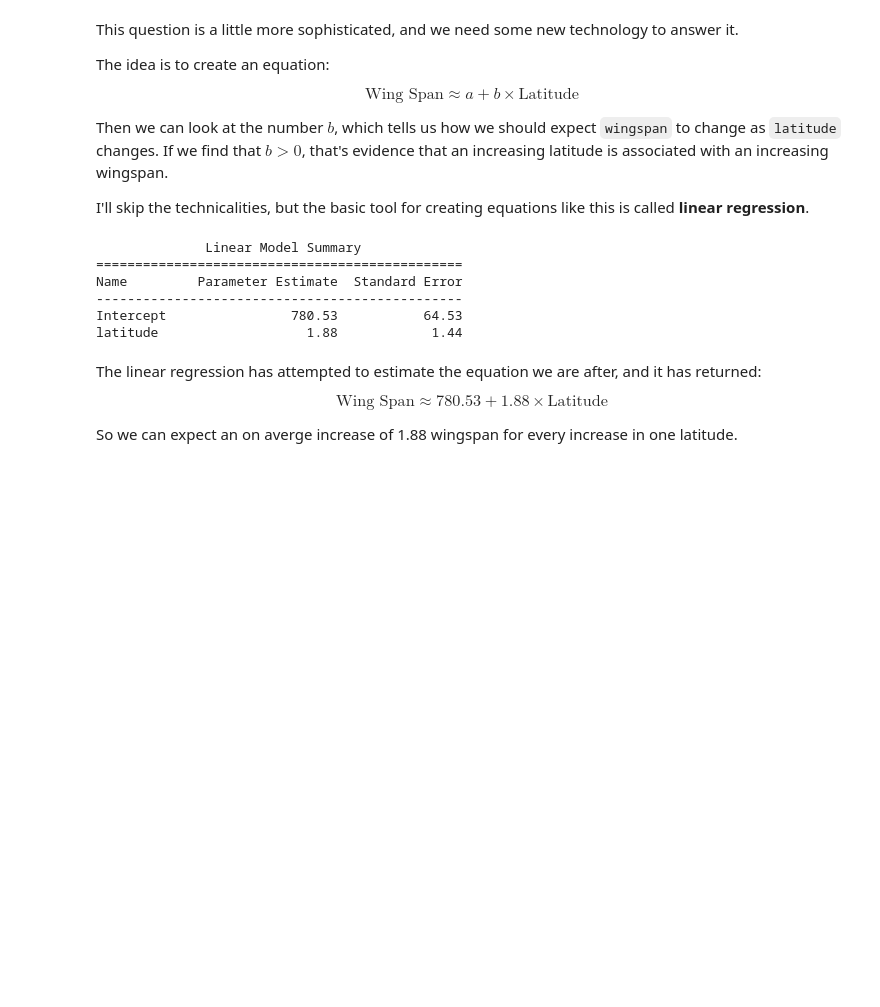
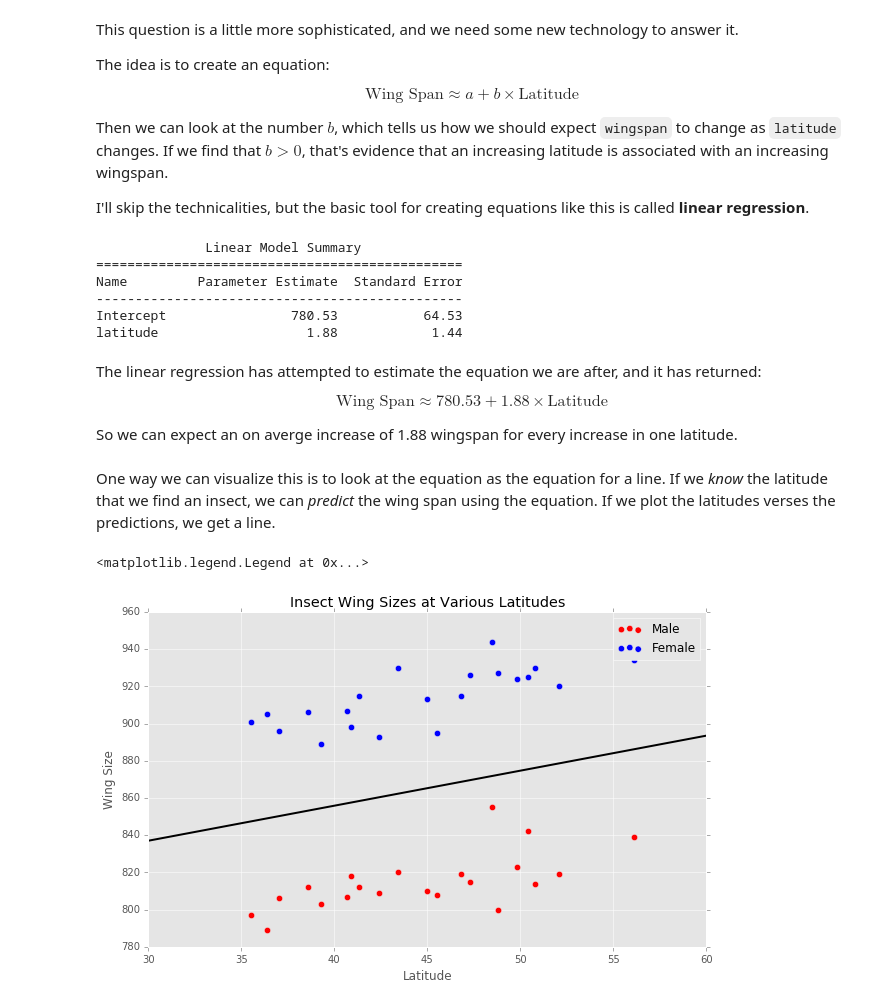
Before and after one commit to madrury-galvanize/learn-to-code-data-science, a Jupyter notebook: intro-to-data-science.ipynb, the cells around one changed output. Cells and saved outputs as stored; diff of their text form; code cells hidden in the pictures; blank space fills up the shorter version.

Commit message:
Finish adding sex predictor.

```diff
--- a/intro-to-data-science.ipynb
+++ b/intro-to-data-science.ipynb
@@ -186,8 +186,8 @@ Then we can look at the number $b$, which tells us how we should expect `wingspa
 I'll skip the technicalities, but the basic tool for creating equations like this is called **linear regression**.
 # %%
 linear_model = smf.ols(formula='wingsize ~ latitude', data=insects)
-insects_model_result = linear_model.fit()
-linear_model_summary(insects_model_result)
+insects_model = linear_model.fit()
+linear_model_summary(insects_model)
 # %% [output]
               Linear Model Summary
 ===============================================
@@ -201,3 +201,30 @@ The linear regression has attempted to estimate the equation we are after, and i
 $$ \text{Wing Span} \approx 780.53 + 1.88 \times \text{Latitude} $$
 
 So we can expect an on averge increase of 1.88 wingspan for every increase in one latitude.
+# %% [markdown]
+One way we can visualize this is to look at the equation as the equation for a line. If we *know* the latitude that we find an insect, we can *predict* the wing span using the equation.  If we plot the latitudes verses the predictions, we get a line.
+# %%
+fig, ax = plt.subplots()
+
+# Make a scatterplot of the data.
+sex_boolean = insects.sex.astype(bool)
+ax.scatter(insects.latitude[sex_boolean],
+           insects.wingsize[sex_boolean],
+           s=40, c="red", label="Male")
+ax.scatter(insects.latitude[~sex_boolean],
+           insects.wingsize[~sex_boolean],
+           s=40, c="blue", label="Female")
+
+# Make a linea graph of the predictions.
+x = np.linspace(30, 60, num=250)
+ax.plot(x, insects_model.params[0] + insects_model.params[1] * x,
+       linewidth=2, c="black")
+
+ax.set_xlim(30, 60)
+ax.set_xlabel("Latitude")
+ax.set_ylabel("Wing Size")
+ax.set_title("Insect Wing Sizes at Various Latitudes")
+ax.legend()
+# %% [output]
+<matplotlib.legend.Legend at 0x...>
+[figure, added]
```
Also changed, not shown: parts of 4 cells of this notebook.
